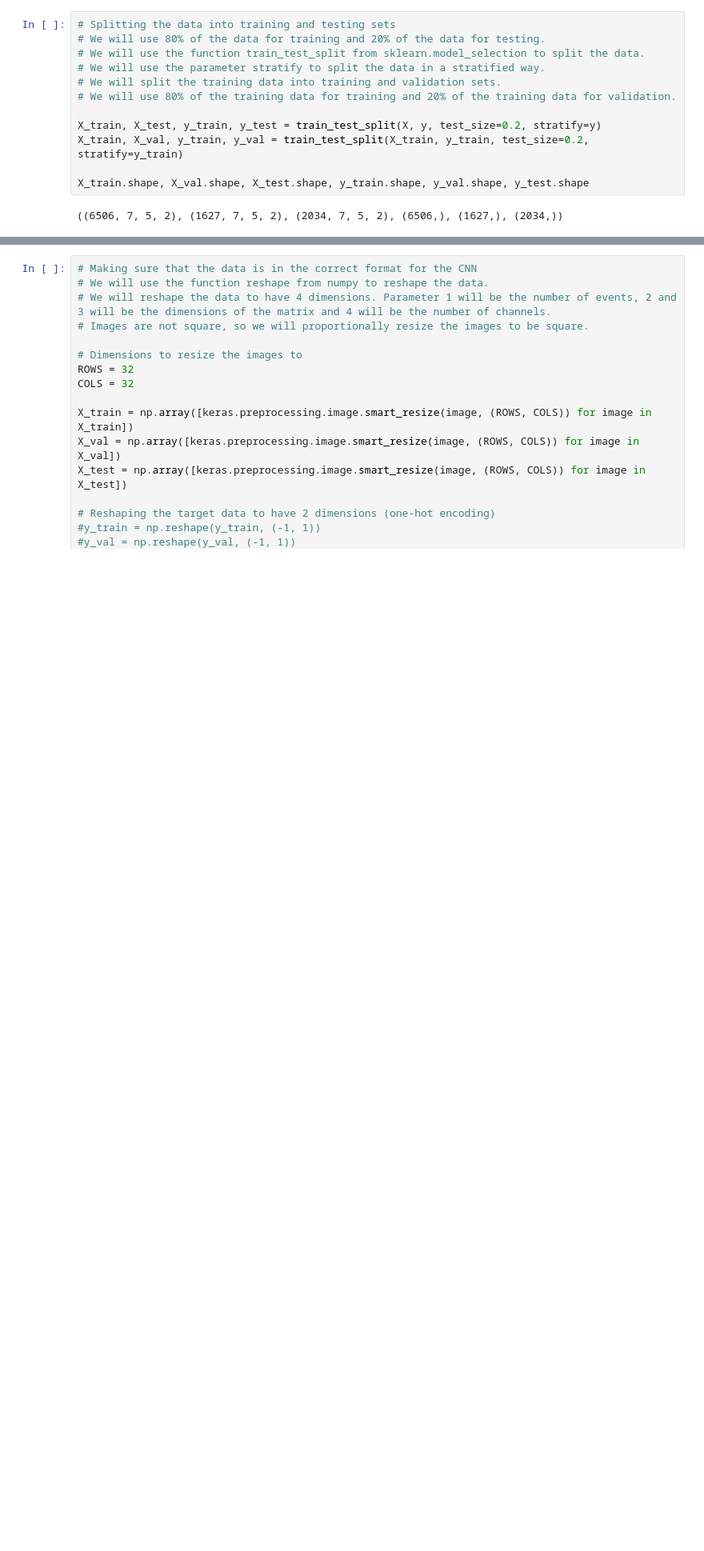
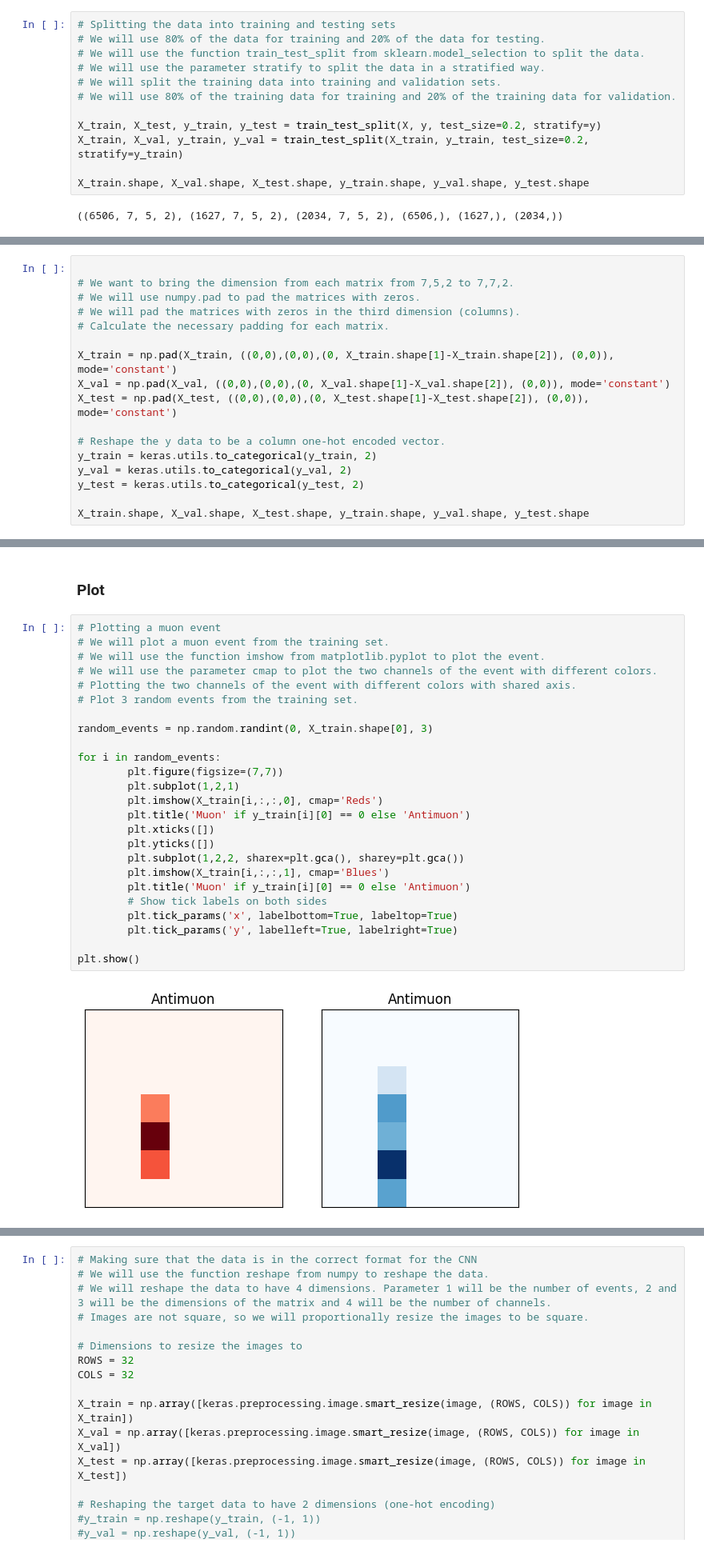
Before and after one commit to dhebel/babycal, a Jupyter notebook: src/main.ipynb, the cells around one changed output, grey strips where cells are left out. Shown: that part at 80% size. Cells and saved outputs as stored; diff of their text form; blank space fills up the shorter version.

Commit message:
trying different approaches to train the network

```diff
--- a/src/main.ipynb
+++ b/src/main.ipynb
@@ -87,0 +99,17 @@ X_train.shape, X_val.shape, X_test.shape, y_train.shape, y_val.shape, y_test.sha
+# %%
+
+# We want to bring the dimension from each matrix from 7,5,2 to 7,7,2.
+# We will use numpy.pad to pad the matrices with zeros.
+# We will pad the matrices with zeros in the third dimension (columns).
+# Calculate the necessary padding for each matrix.
+
+X_train = np.pad(X_train, ((0,0),(0,0),(0, X_train.shape[1]-X_train.shape[2]), (0,0)), mode='constant')
+X_val = np.pad(X_val, ((0,0),(0,0),(0, X_val.shape[1]-X_val.shape[2]), (0,0)), mode='constant')
+X_test = np.pad(X_test, ((0,0),(0,0),(0, X_test.shape[1]-X_test.shape[2]), (0,0)), mode='constant')
+
+# Reshape the y data to be a column one-hot encoded vector.
+y_train = keras.utils.to_categorical(y_train, 2)
+y_val = keras.utils.to_categorical(y_val, 2)
+y_test = keras.utils.to_categorical(y_test, 2)
+
+X_train.shape, X_val.shape, X_test.shape, y_train.shape, y_val.shape, y_test.shape
@@ -87,0 +134,29 @@ X_train.shape, X_val.shape, X_test.shape, y_train.shape, y_val.shape, y_test.sha
+# %% [markdown]
+### Plot
+# %%
+# Plotting a muon event
+# We will plot a muon event from the training set.
+# We will use the function imshow from matplotlib.pyplot to plot the event.
+# We will use the parameter cmap to plot the two channels of the event with different colors.
+# Plotting the two channels of the event with different colors with shared axis.
+# Plot 3 random events from the training set.
+
+random_events = np.random.randint(0, X_train.shape[0], 3)
+
+for i in random_events:
+        plt.figure(figsize=(7,7))
+        plt.subplot(1,2,1)
+        plt.imshow(X_train[i,:,:,0], cmap='Reds')
+        plt.title('Muon' if y_train[i][0] == 0 else 'Antimuon')
+        plt.xticks([])
+        plt.yticks([])
+        plt.subplot(1,2,2, sharex=plt.gca(), sharey=plt.gca())
+        plt.imshow(X_train[i,:,:,1], cmap='Blues')
+        plt.title('Muon' if y_train[i][0] == 0 else 'Antimuon')
+        # Show tick labels on both sides
+        plt.tick_params('x', labelbottom=True, labeltop=True)
+        plt.tick_params('y', labelleft=True, labelright=True)
+
+plt.show()
+# %% [output]
+[figure, added]
```
Also changed, not shown: parts of 24 cells of this notebook, 1 other file.
